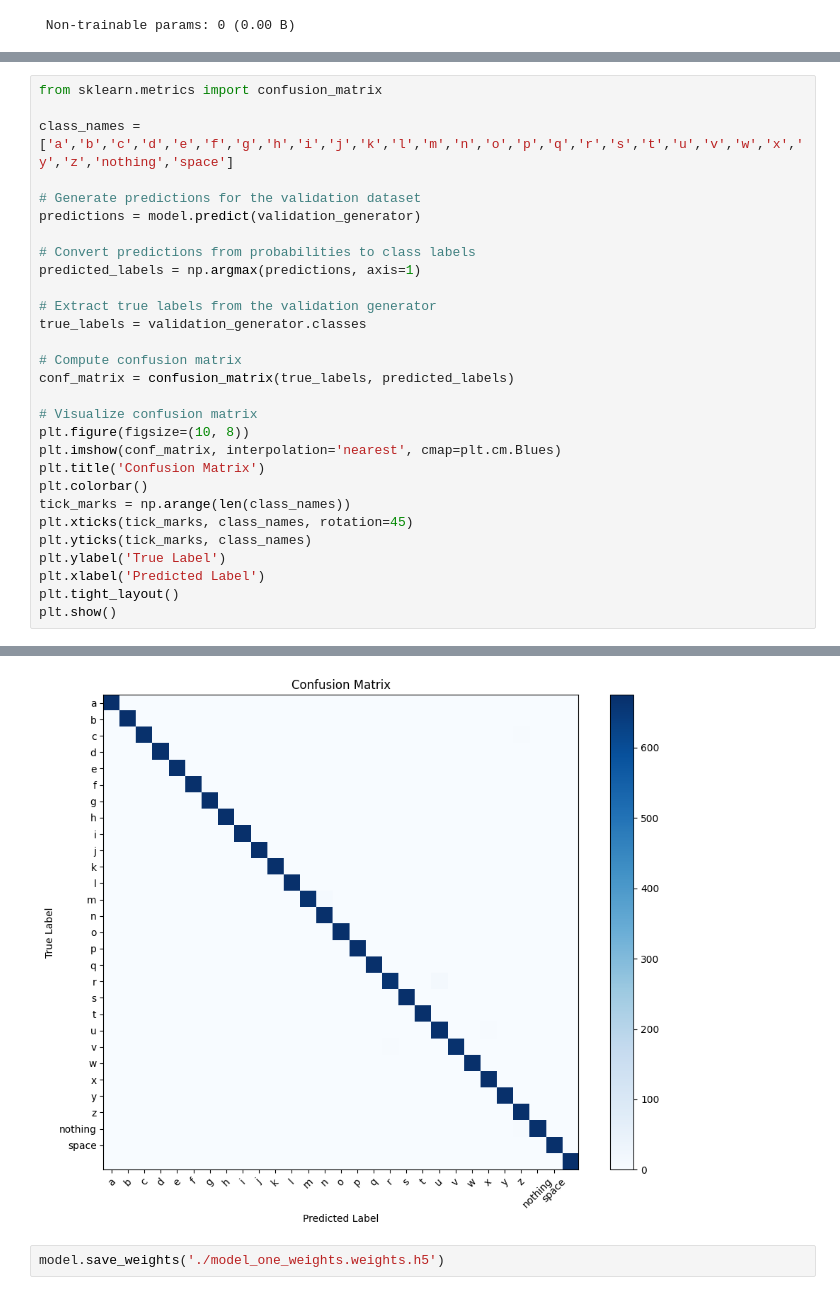
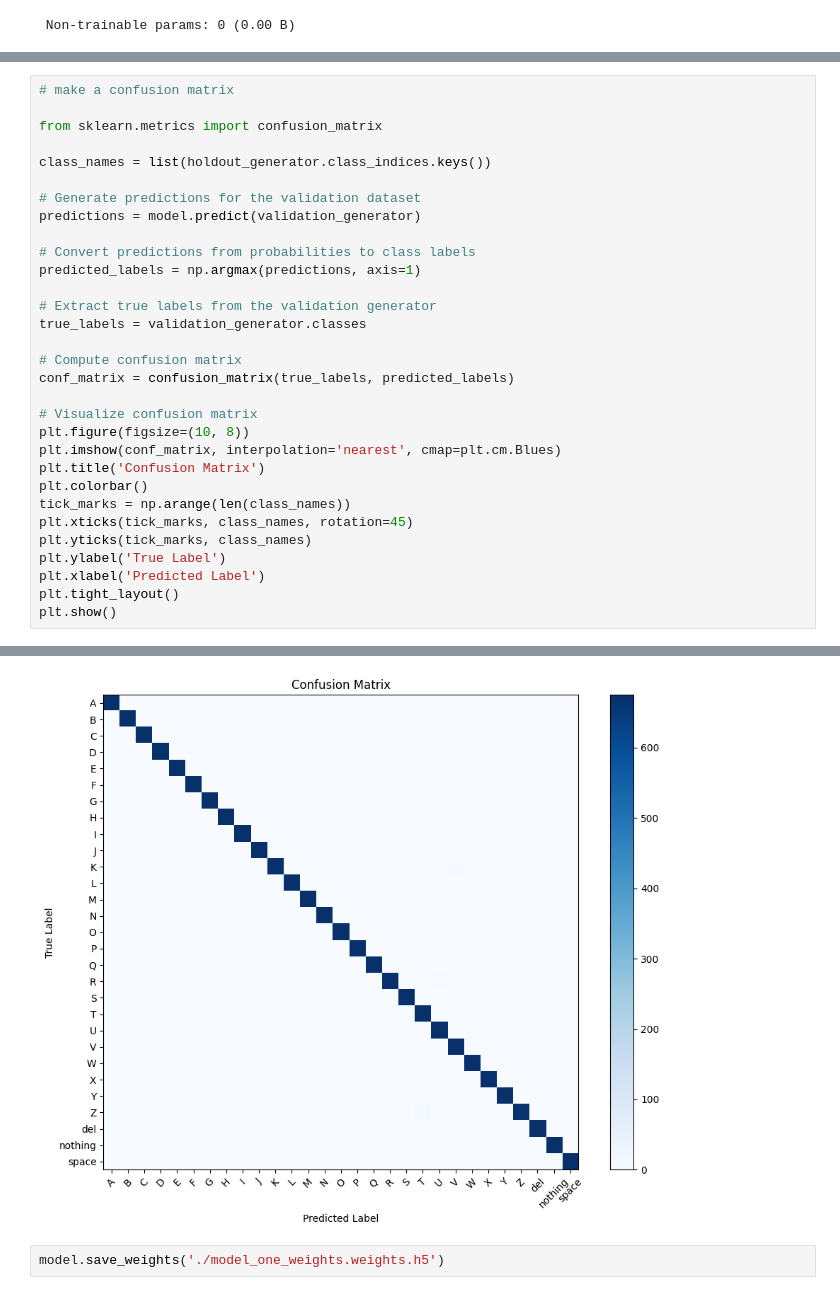
Before and after one commit to Nina-mvH/ASL_alphabet_recognition, a Jupyter notebook: asl.ipynb, the cells around one changed output, grey strips where cells are left out. Drawn from its saved outputs; the diff is of its cells as text.

```diff
--- a/asl.ipynb
+++ b/asl.ipynb
@@ -187,7 +199,9 @@ plt.show()
 # %%
+# make a confusion matrix
+
 from sklearn.metrics import confusion_matrix
 
-class_names = ['a','b','c','d','e','f','g','h','i','j','k','l','m','n','o','p','q','r','s','t','u','v','w','x','y','z','nothing','space']
+class_names = list(holdout_generator.class_indices.keys())
 
 # Generate predictions for the validation dataset
 predictions = model.predict(validation_generator)
@@ -218,4 +232,4 @@ plt.show()
-[figure, old version]
+[figure, new version]
 # %%
 model.save_weights('./model_one_weights.weights.h5')
 # %% [markdown]
```
Also changed, not shown: parts of 22 cells of this notebook.
